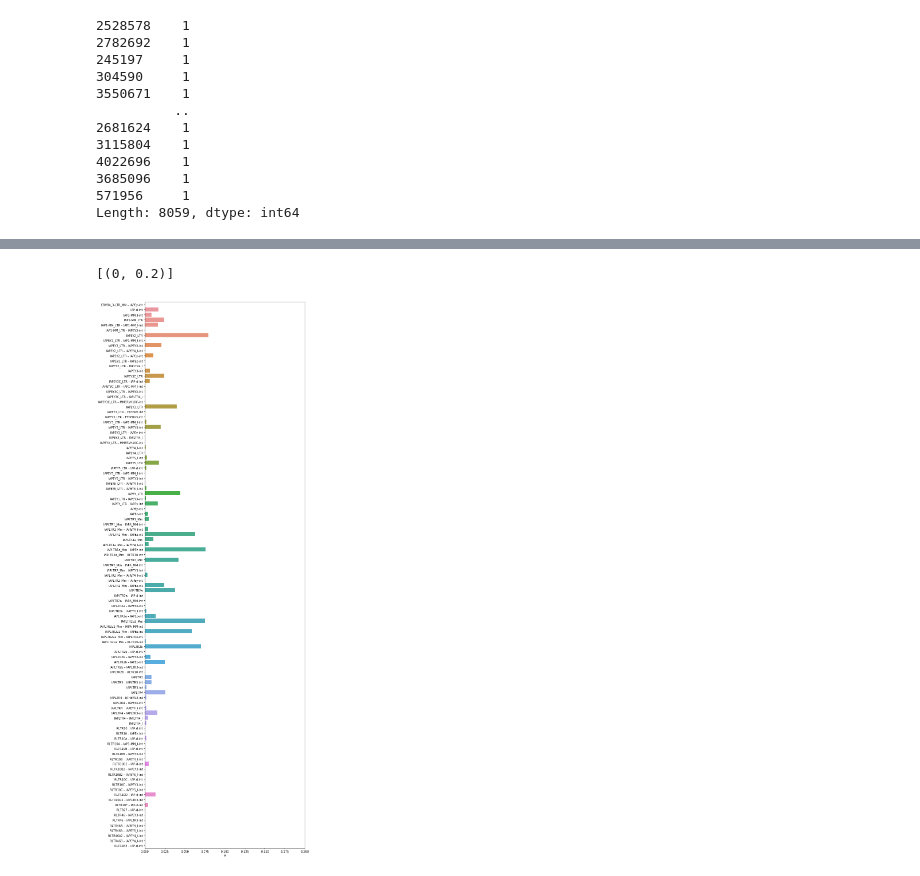
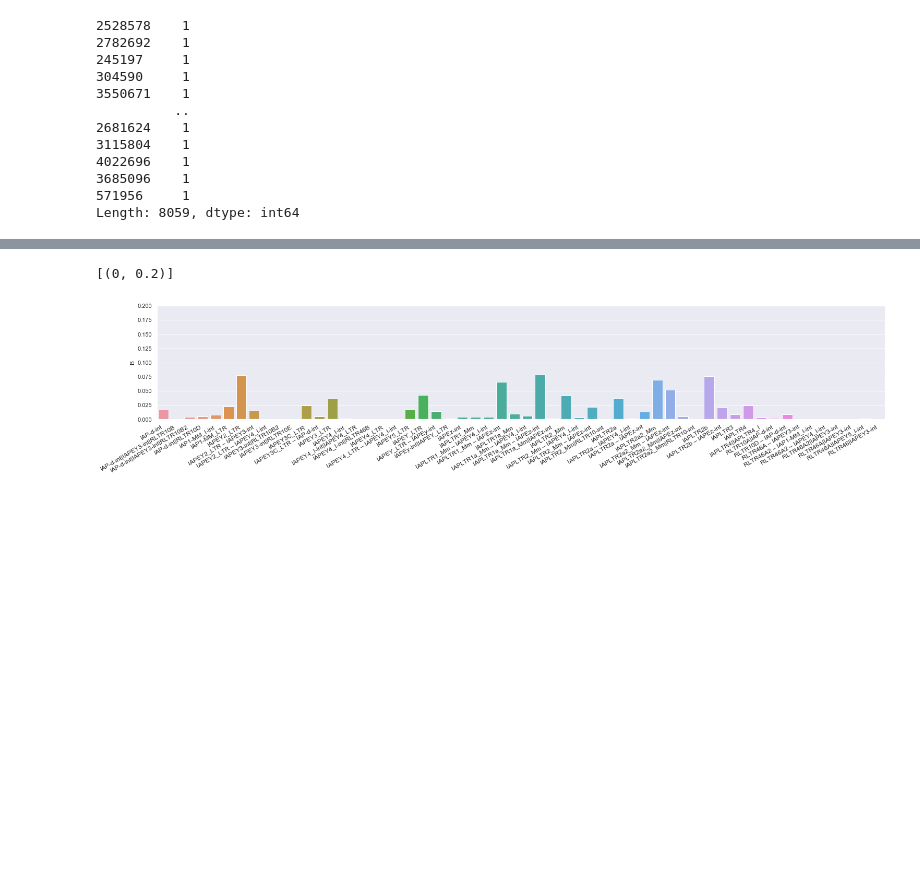
Before and after one commit to ooakley/VMIAP, a Jupyter notebook: nb_iap_identifiers.ipynb, the cells around one changed output, grey strips where cells are left out. Saved outputs shown, nothing was run; the diff lists cells and outputs as text; code cells hidden in the pictures; blank space fills up the shorter version.

```diff
--- a/nb_iap_identifiers.ipynb
+++ b/nb_iap_identifiers.ipynb
@@ -61,7 +62,7 @@ import matplotlib
 matplotlib.rcParams['figure.figsize'] = [10, 10]
 label_order = ["A", "B", "C", "D", "E"]
 # %%
-cluster_df["iap_type"] = structure_df["top.names.x"]
+cluster_df["iap_type"] = structure_df["optimal.structure"].copy()
 cluster_df
 # %% [output]
 |  | chrom | start | end | element_id | length | strand | val_result | cluster_assignments | iap_type |
@@ -86,9 +87,11 @@ for label in label_order:
     normalised_counts = counts.apply(lambda x: x / number)
     normalised_counts_dataframe[label] = normalised_counts
 # %%
-matplotlib.rcParams['figure.figsize'] = [10, 35]
-ax = sns.barplot(y=normalised_counts_dataframe["A"].index, x=normalised_counts_dataframe["A"])
-ax.set(xlim=(0, 0.2))
+matplotlib.rcParams['figure.figsize'] = [25, 4]
+ax = sns.barplot(x=normalised_counts_dataframe.index, y=normalised_counts_dataframe["B"])
+ax.set_xticklabels(ax.get_xticklabels(), rotation=30, fontsize=12, horizontalalignment='right')
+
+ax.set(ylim=(0, 0.2))
 # %% [output]
 [(0, 0.2)]
-[figure, old version]
+[figure, new version]
```
Also changed, not shown: parts of 24 cells of this notebook, 35 other files.
